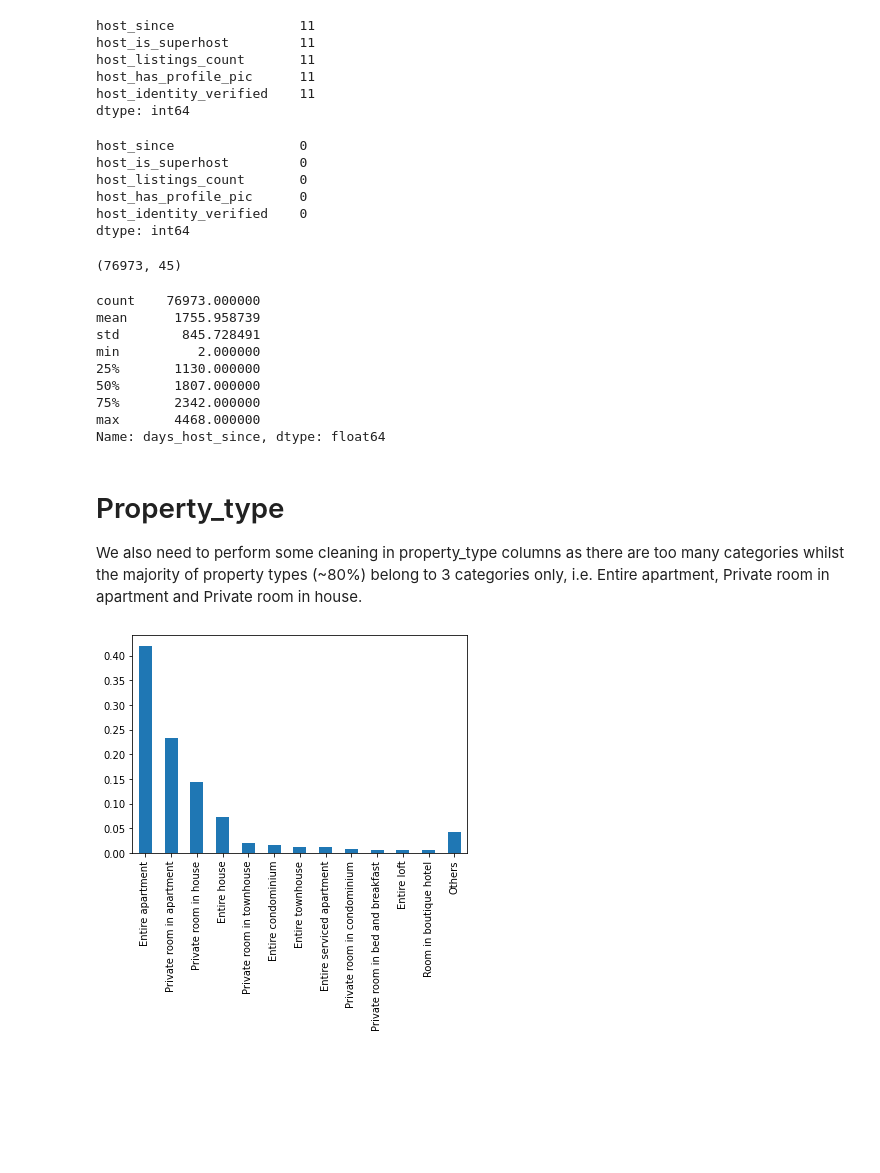
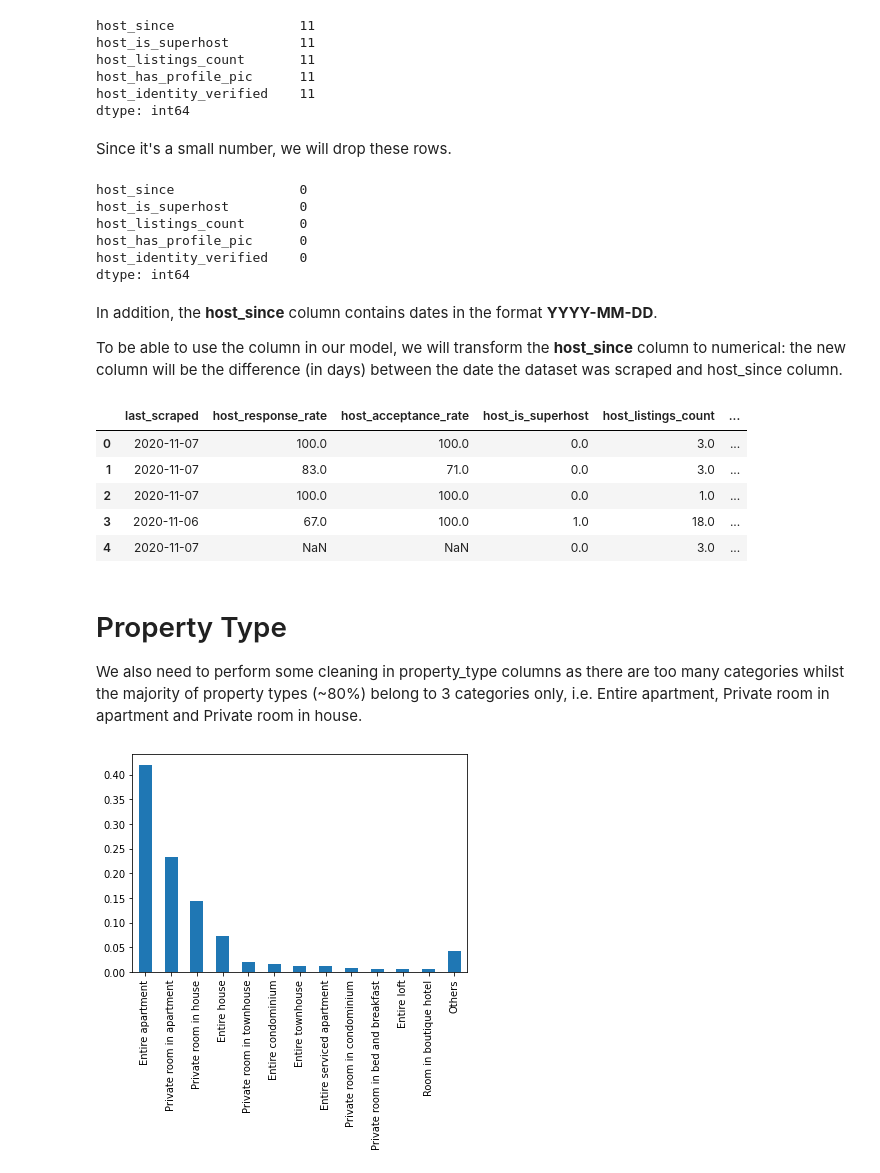
Before and after one commit to EamonnOCearnaigh/Airbnb-Price-Prediction, a Jupyter notebook: Data cleaning.ipynb, the cells around one changed output. Cells and saved outputs as stored; diff of their text form; code cells hidden in the pictures; blank space fills up the shorter version.

```diff
--- a/Data cleaning.ipynb
+++ b/Data cleaning.ipynb
@@ -124,6 +167,8 @@ host_listings_count       11
 host_has_profile_pic      11
 host_identity_verified    11
 dtype: int64
+# %% [markdown]
+Since it's a small number, we will drop these rows.
 # %%
 listings = listings.dropna(subset=['host_since', 'host_is_superhost', 'host_listings_count', 'host_has_profile_pic', 'host_identity_verified'], axis=0)
 
@@ -135,31 +180,32 @@ host_listings_count       0
 host_has_profile_pic      0
 host_identity_verified    0
 dtype: int64
-# %%
-listings.shape
-# %% [output]
-(76973, 45)
+# %% [markdown]
+In addition, the **host_since** column contains dates in the format **YYYY-MM-DD**.
+
+To be able to use the column in our model, we will transform the **host_since** column to numerical: the new column will be the difference (in days) between the date the dataset was scraped and host_since column.
 # %%
 # Convert to datetime object
 listings['last_scraped'] = pd.to_datetime(listings['last_scraped'])
 listings['host_since'] = pd.to_datetime(listings['host_since'])
 
 # Calculate the difference in days
 listings['days_host_since'] = (listings['last_scraped'] - listings['host_since']).dt.days
 
+# Remove host_since and other unnecessary columns
+listings = listings.drop(['host_since', 'id', 'host_id'], axis=1)
+
 listings['days_host_since'].describe()
+listings.head()
 # %% [output]
-count    76973.000000
-mean      1755.958739
-std        845.728491
-min          2.000000
-25%       1130.000000
-50%       1807.000000
-75%       2342.000000
-max       4468.000000
-Name: days_host_since, dtype: float64
+|  | last_scraped | host_response_rate | host_acceptance_rate | host_is_superhost | host_listings_count | ... |
+| 0 | 2020-11-07 | 100.0 | 100.0 | 0.0 | 3.0 | ... |
+| 1 | 2020-11-07 | 83.0 | 71.0 | 0.0 | 3.0 | ... |
+| 2 | 2020-11-07 | 100.0 | 100.0 | 0.0 | 1.0 | ... |
+| 3 | 2020-11-06 | 67.0 | 100.0 | 1.0 | 18.0 | ... |
+| 4 | 2020-11-07 | NaN | NaN | 0.0 | 3.0 | ... |
 # %% [markdown]
-# Property_type
+# Property Type <a class="anchor" id="property_type"></a>
 We also need to perform some cleaning in property_type columns as there are too many categories whilst the majority of property types (~80%) belong to 3 categories only, i.e. Entire apartment, Private room in apartment and Private room in house.
 # %%
 prob = listings['property_type'].value_counts(normalize=True)
```
Also changed, not shown: parts of 28 cells of this notebook, 1 other file.
